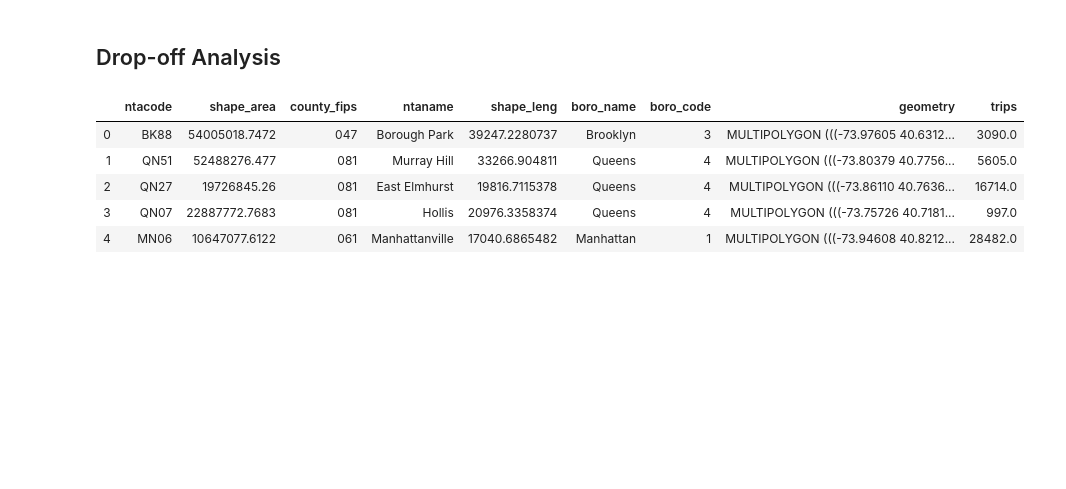
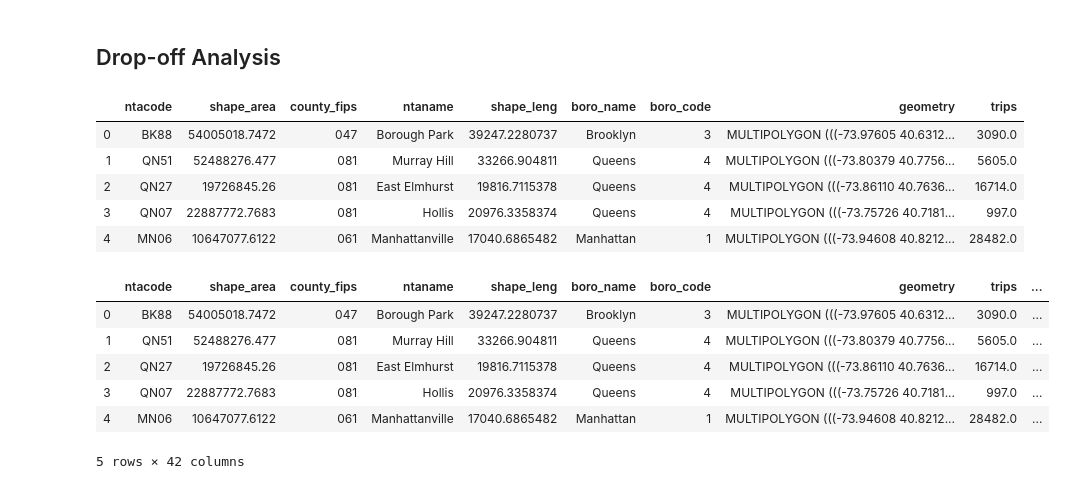
Before and after one commit to marioceron/DS4A_Datathon_Team03_2019, a Jupyter notebook: 3_Analysis_GreenTrips.ipynb, the cells around one changed output. Cells and saved outputs as stored; diff of their text form; code cells hidden in the pictures; blank space fills up the shorter version.

```diff
--- a/3_Analysis_GreenTrips.ipynb
+++ b/3_Analysis_GreenTrips.ipynb
@@ -565,3 +565,20 @@ colormap.add_to(m_trips)
 
 path = 'Results'
 m_trips.save(path + "/Maps/trips_nta_green_dropoff_map.html")
+# %%
+# nta_code population
+path = 'Dataset/Original'
+demographics = pd.read_csv(path + '/demographics.csv', sep = ',', doublequote = True)
+# %%
+nyc_bouroughs_demo = nyc_bouroughs_trips.merge(demographics, how = 'left',
+                                               left_on = 'ntacode', right_on = 'nta_code')
+nyc_bouroughs_demo.population.fillna(0, inplace = True)
+nyc_bouroughs_demo.head()
+# %% [output]
+|  | ntacode | shape_area | county_fips | ntaname | shape_leng | boro_name | boro_code | geometry | trips | ... |
+| 0 | BK88 | 54005018.7472 | 047 | Borough Park | 39247.2280737 | Brooklyn | 3 | MULTIPOLYGON (((-73.97605 40.6312... | 3090.0 | ... |
+| 1 | QN51 | 52488276.477 | 081 | Murray Hill | 33266.904811 | Queens | 4 | MULTIPOLYGON (((-73.80379 40.7756... | 5605.0 | ... |
+| 2 | QN27 | 19726845.26 | 081 | East Elmhurst | 19816.7115378 | Queens | 4 | MULTIPOLYGON (((-73.86110 40.7636... | 16714.0 | ... |
+| 3 | QN07 | 22887772.7683 | 081 | Hollis | 20976.3358374 | Queens | 4 | MULTIPOLYGON (((-73.75726 40.7181... | 997.0 | ... |
+| 4 | MN06 | 10647077.6122 | 061 | Manhattanville | 17040.6865482 | Manhattan | 1 | MULTIPOLYGON (((-73.94608 40.8212... | 28482.0 | ... |
+5 rows × 42 columns
```
Also changed, not shown: parts of 5 cells of this notebook, 17 other files.
